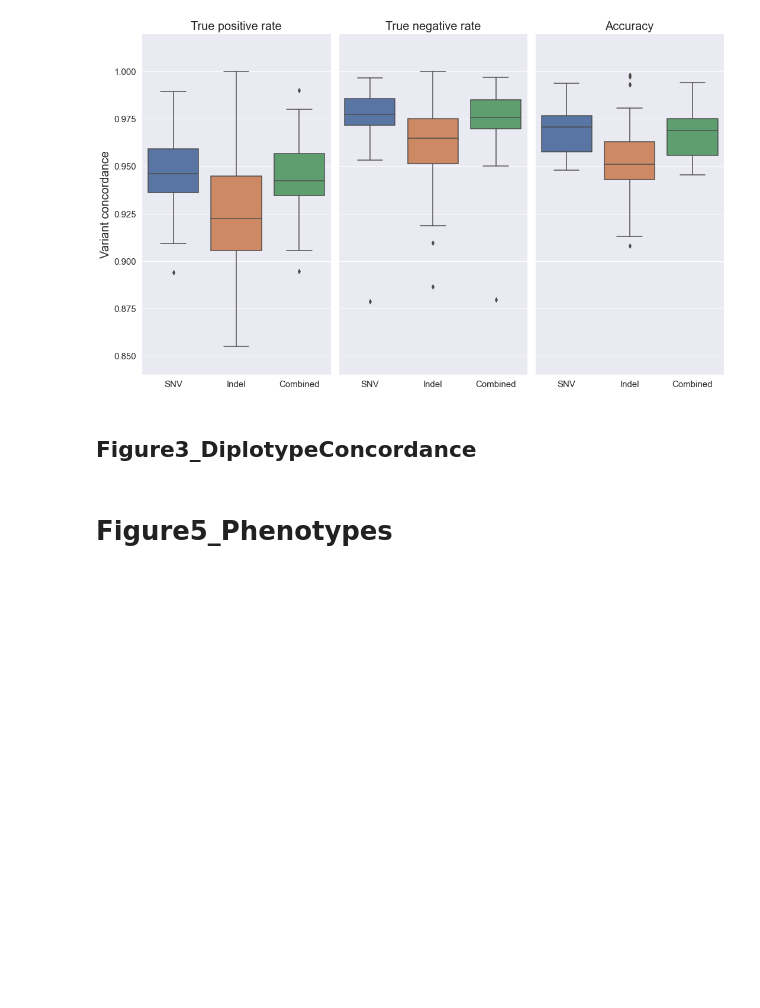
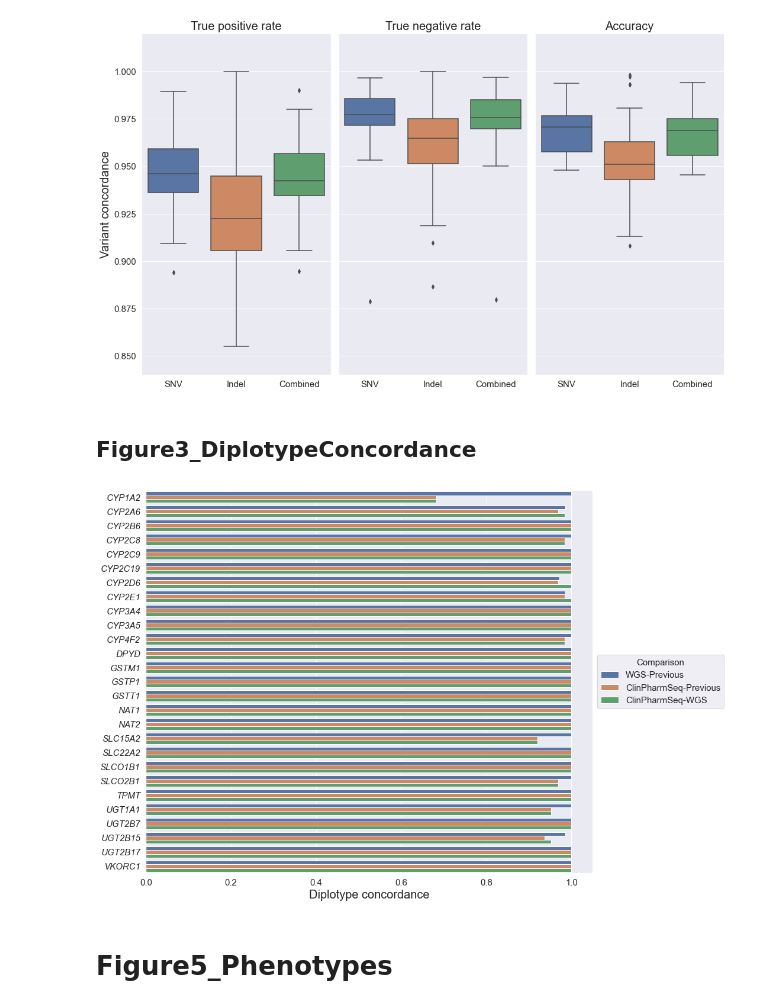
Before and after one commit to sbslee/clinpharmseq-paper, a Jupyter notebook: Notebook.ipynb, the cells around one changed output. Cells and saved outputs as stored; diff of their text form; code cells hidden in the pictures; blank space fills up the shorter version.

```diff
--- a/Notebook.ipynb
+++ b/Notebook.ipynb
@@ -109,35 +109,37 @@ print(acc_df.value.mean())
 import numpy as np
 import pandas as pd
 import matplotlib.pyplot as plt
 import seaborn as sns
 
 %matplotlib inline
 
 sns.set()
 
-df = pd.read_table('Figure3_DiplotypeConcordance/diplotype-concordance.tsv')
+df = pd.read_table('other-files/diplotype-concordance.tsv')
 df['WGS-Previous'] = df['WGS-Previous'] / 70
 df['ClinPharmSeq-Previous'] = df['ClinPharmSeq-Previous'] / 63
 df['ClinPharmSeq-WGS'] = df['ClinPharmSeq-WGS'] / 63
 df = df.melt(id_vars=['Gene'])
 
 fig, ax = plt.subplots(figsize=(15, 10))
 
 sns.barplot(x='value', y='Gene', hue='variable', data=df, ax=ax)
 
 ax.set_xlabel('Diplotype concordance', fontsize=20)
 ax.tick_params(axis='both', which='major', labelsize=15)
 
 h, l = ax.get_legend_handles_labels()
 ax.legend(h, l, title='Comparison', loc='center left', bbox_to_anchor=(1, 0.5), fontsize=15, title_fontsize=15)
 
 for yticklabel in ax.get_yticklabels():
     yticklabel.set_fontstyle('italic')
 
 ax.set_ylabel('')
 
 plt.tight_layout()
-plt.savefig('Figure3_DiplotypeConcordance.png')
+plt.savefig('output-files/Figure3_DiplotypeConcordance.png')
+# %% [output]
+[figure, added]
 # %% [markdown]
 # Figure5_Phenotypes
 # %%
```
Also changed, not shown: parts of 14 cells of this notebook, 25 other files.
